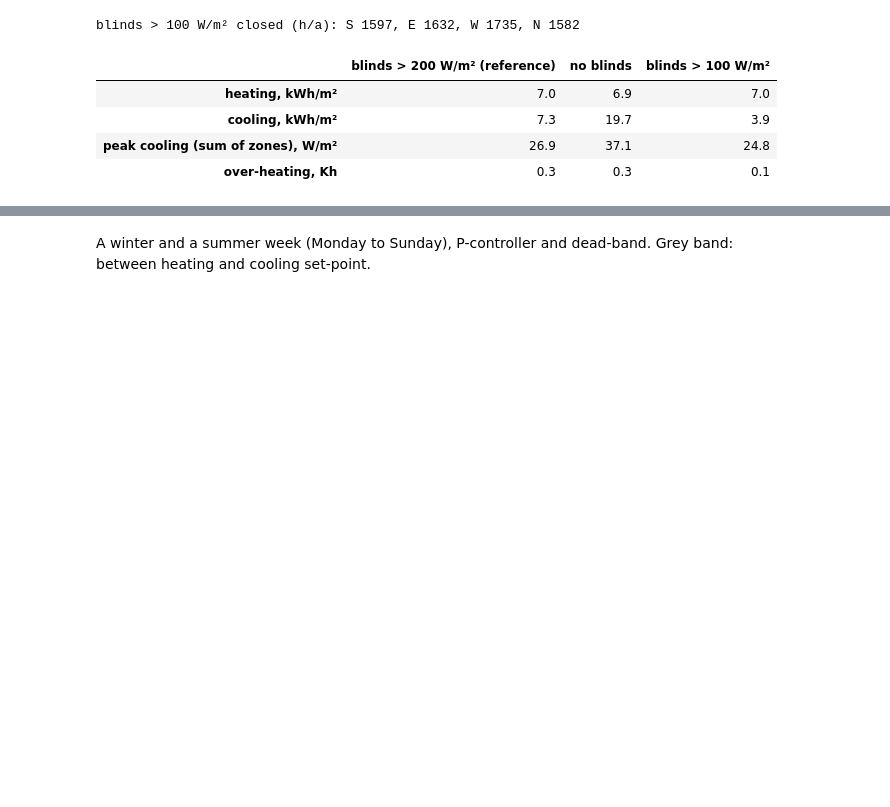
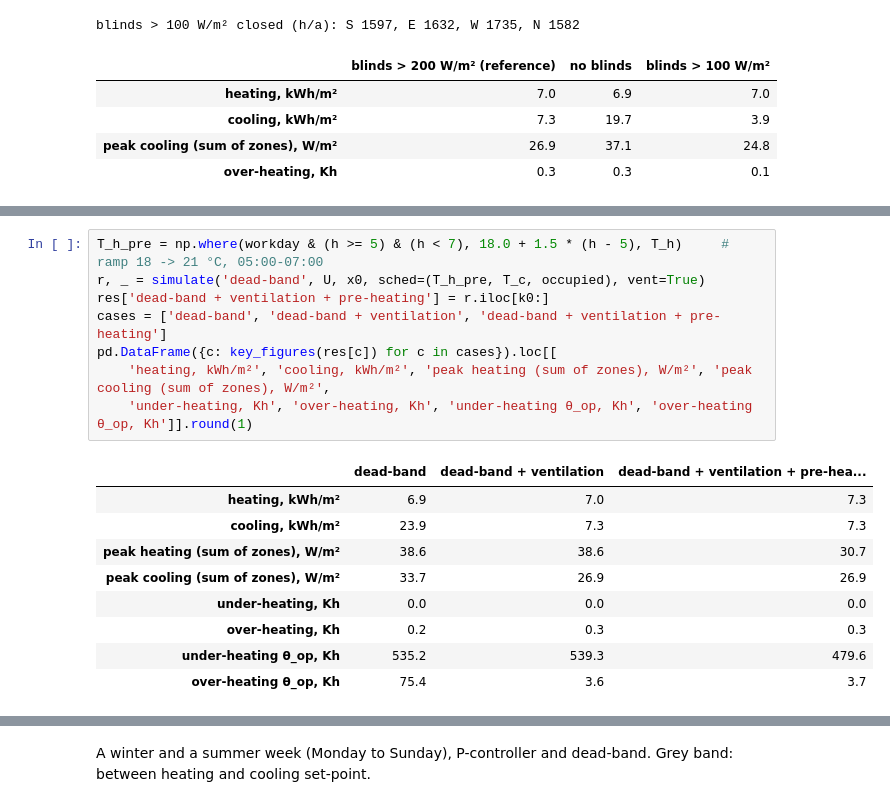
Before and after one commit to valPaga/eva-ce4ib-report, a Jupyter notebook: Assignment4_Weather.ipynb, the cells around one changed output, grey strips where cells are left out. Cells and saved outputs as stored; diff of their text form; blank space fills up the shorter version.

```diff
--- a/Assignment4_Weather.ipynb
+++ b/Assignment4_Weather.ipynb
@@ -492,0 +515,18 @@ blinds > 100 W/m² closed (h/a): S 1597, E 1632, W 1735, N 1582
+# %%
+T_h_pre = np.where(workday & (h >= 5) & (h < 7), 18.0 + 1.5 * (h - 5), T_h)     # ramp 18 -> 21 °C, 05:00-07:00
+r, _ = simulate('dead-band', U, x0, sched=(T_h_pre, T_c, occupied), vent=True)
+res['dead-band + ventilation + pre-heating'] = r.iloc[k0:]
+cases = ['dead-band', 'dead-band + ventilation', 'dead-band + ventilation + pre-heating']
+pd.DataFrame({c: key_figures(res[c]) for c in cases}).loc[[
+    'heating, kWh/m²', 'cooling, kWh/m²', 'peak heating (sum of zones), W/m²', 'peak cooling (sum of zones), W/m²',
+    'under-heating, Kh', 'over-heating, Kh', 'under-heating θ_op, Kh', 'over-heating θ_op, Kh']].round(1)
+# %% [output]
+|  | dead-band | dead-band + ventilation | dead-band + ventilation + pre-hea... |
+| heating, kWh/m² | 6.9 | 7.0 | 7.3 |
+| cooling, kWh/m² | 23.9 | 7.3 | 7.3 |
+| peak heating (sum of zones), W/m² | 38.6 | 38.6 | 30.7 |
+| peak cooling (sum of zones), W/m² | 33.7 | 26.9 | 26.9 |
+| under-heating, Kh | 0.0 | 0.0 | 0.0 |
+| over-heating, Kh | 0.2 | 0.3 | 0.3 |
+| under-heating θ_op, Kh | 535.2 | 539.3 | 479.6 |
+| over-heating θ_op, Kh | 75.4 | 3.6 | 3.7 |
```
Also changed, not shown: parts of 7 cells of this notebook, 6 other files.
